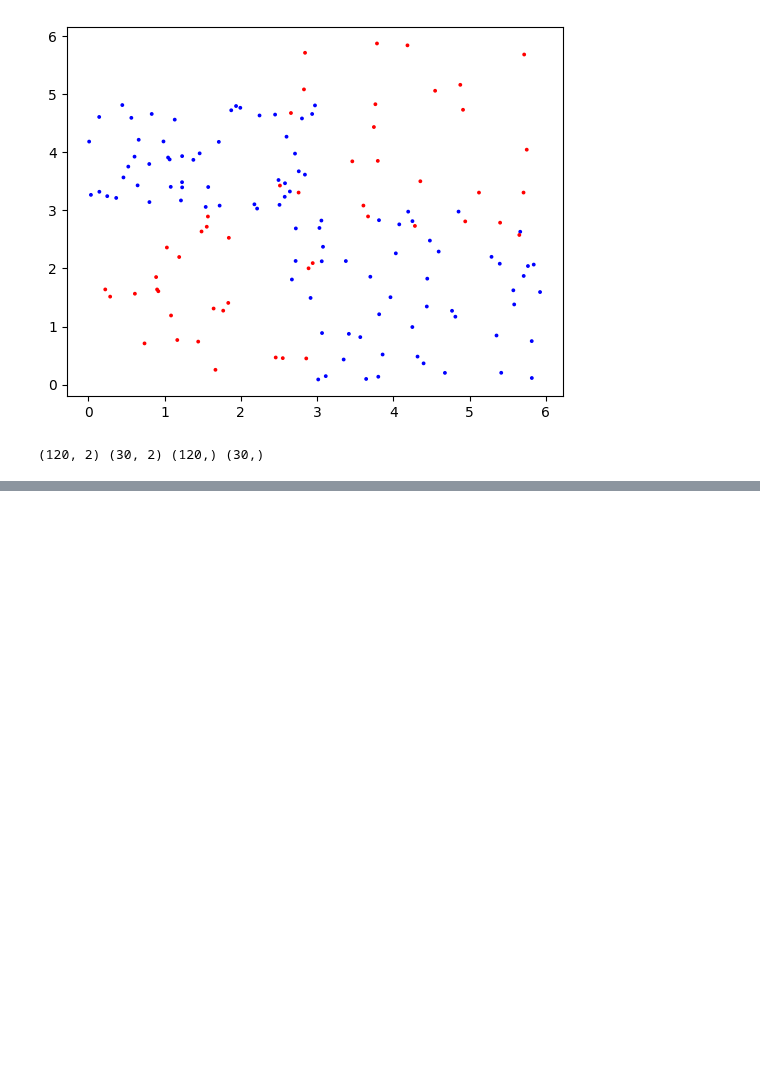
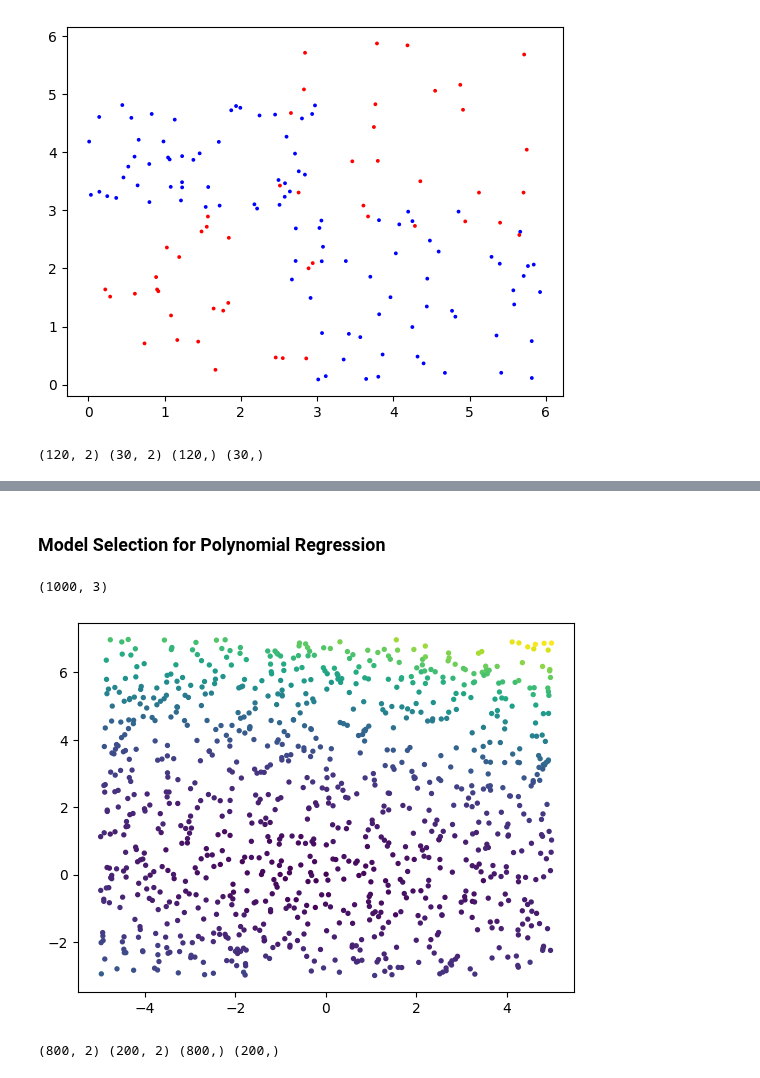
Before and after one commit to vhrollo/3-semester, a Jupyter notebook: INF264/homework/homework4.ipynb, the cells around one changed output, grey strips where cells are left out. Cells and saved outputs as stored; diff of their text form; code cells hidden in the pictures; blank space fills up the shorter version.

```diff
--- a/INF264/homework/homework4.ipynb
+++ b/INF264/homework/homework4.ipynb
@@ -84,0 +129,20 @@ plt.show()
+# %% [markdown]
+### Model Selection for Polynomial Regression
+# %%
+datapoints = np.load('poly_dataset.npy')
+X, Y, label = datapoints[:,0], datapoints[:,1], datapoints[:,2]
+plt.scatter(X,Y,8, label)
+plt.show()
+# %% [output]
+(1000, 3)
+[figure, added]
+# %%
+X_train, X_test, y_train, y_test = train_test_split(
+    datapoints[:,:2],
+    datapoints[:,2],
+    test_size=0.2,
+    random_state=seed
+    )
+print(X_train.shape, X_test.shape, y_train.shape, y_test.shape)
+# %% [output]
+(800, 2) (200, 2) (800,) (200,)
```
Also changed, not shown: parts of 8 cells of this notebook.
